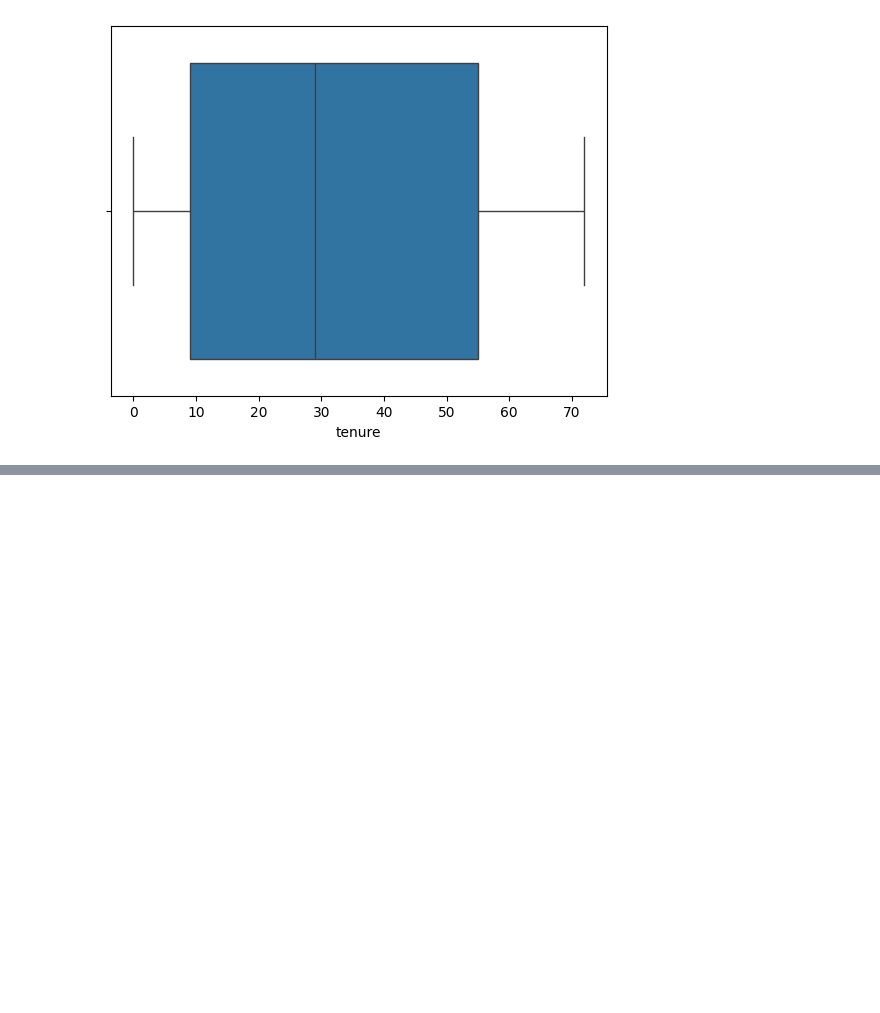
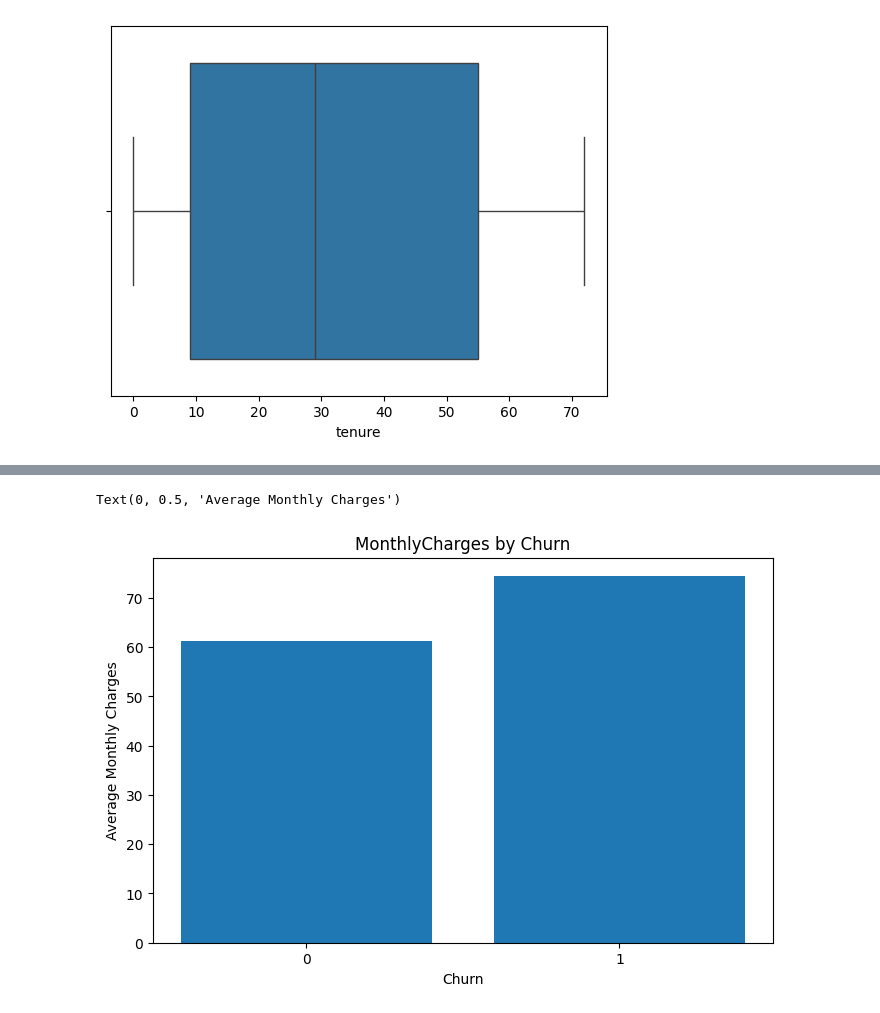
Before and after one commit to parthnijh/telco-customer-churn, a Jupyter notebook: telco_dataset.ipynb, the cells around one changed output, grey strips where cells are left out. Saved outputs shown, nothing was run; the diff lists cells and outputs as text; code cells hidden in the pictures; blank space fills up the shorter version.

```diff
--- a/telco_dataset.ipynb
+++ b/telco_dataset.ipynb
@@ -255,0 +278,12 @@ for col in numeric_features:
+# %%
+avg_charges = df.groupby('Churn')['MonthlyCharges'].mean()
+
+plt.figure(figsize=(8,5))
+plt.bar([0,1], avg_charges.values)
+plt.xticks([0,1])
+plt.title("MonthlyCharges by Churn")
+plt.xlabel("Churn")
+plt.ylabel("Average Monthly Charges")
+# %% [output]
+Text(0, 0.5, 'Average Monthly Charges')
+[figure, added]
```
Also changed, not shown: parts of 15 cells of this notebook.
